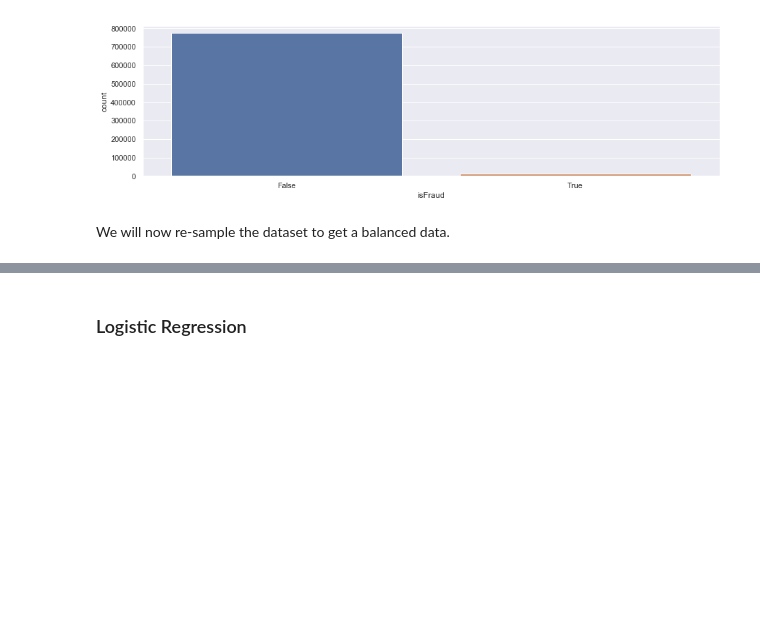
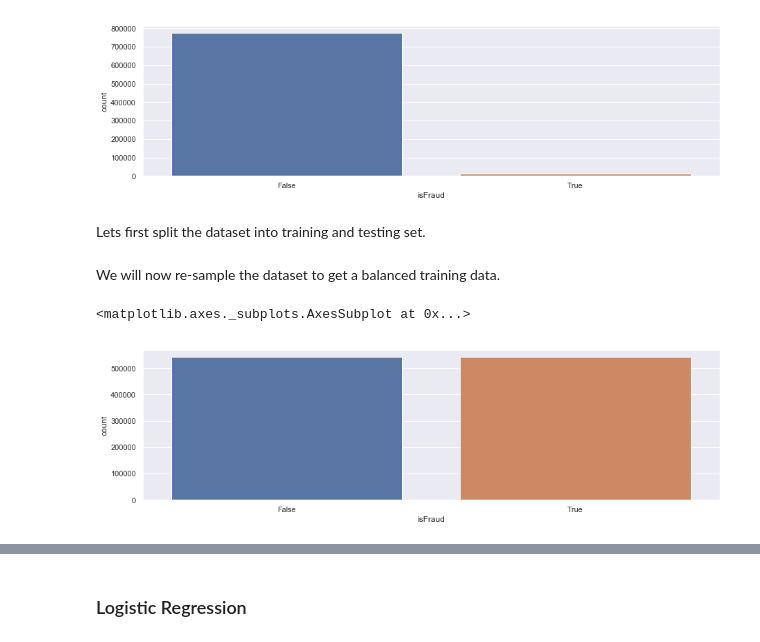
Before and after one commit to sami001/credit-transaction-fraud-detection, a Jupyter notebook: DataScienceChallenge-CardTransactions.ipynb, the cells around one changed output, grey strips where cells are left out. Drawn from its saved outputs; the diff is of its cells as text; code cells hidden in the pictures; blank space fills up the shorter version.

```diff
--- a/DataScienceChallenge-CardTransactions.ipynb
+++ b/DataScienceChallenge-CardTransactions.ipynb
@@ -312,11 +371,11 @@ Index(['acqCountry', 'availableMoney', 'cardPresent', 'currentBalance',
       dtype='object')
 # %%
 df_temp = df
-dum_df = pd.get_dummies(df_temp, columns=['merchantCountryCode', 'merchantCategoryCode', 'transactionType', 'acqCountry', 'posConditionCode', 'posEntryMode'])
+dum_df = pd.get_dummies(df_temp, columns=['merchantCategoryRisk'])
 df_temp = dum_df
 # %%
 y = df_temp[['isFraud']]
-X = df_temp.drop(columns=['isFraud'], axis=1)
+X = df_temp.drop(columns=['acqCountry', 'transactionType', 'merchantCountryCode',  'isFraud', 'posConditionCode', 'posEntryMode' , 'merchantCategoryCode'], axis=1)
 
 X.columns
 # %% [output]
@@ -346,21 +395,26 @@ sns.countplot(x='isFraud', data = df)
 plt.show()
 # %% [output]
 [figure]
+# %% [markdown]
+Lets first split the dataset into training and testing set.
+# %%
+scaled_features = StandardScaler().fit_transform(X.values)
+X = pd.DataFrame(scaled_features, index=X.index, columns=X.columns)
+
+X_train, X_test, y_train, y_test = train_test_split(X, y, test_size=0.3, random_state=101)
 # %% [markdown]
-We will now re-sample the dataset to get a balanced data.
+We will now re-sample the dataset to get a balanced training data.
 # %%
-X_train, X_test, y_train, y_test = train_test_split(StandardScaler().fit_transform(X), np.array(y), test_size=0.2, random_state=101)
-
 # define pipeline
-over = SMOTE(sampling_strategy=0.1)
-under = RandomUnderSampler(sampling_strategy=0.5)
+over = SMOTE(sampling_strategy=1)
+under = RandomUnderSampler(sampling_strategy=1)
 steps = [('o', over), ('u', under)]
 pipeline = Pipeline(steps=steps)
 # transform the dataset
 #X, y = pipeline.fit_resample(X, y)
 X_train, y_train = pipeline.fit_resample(X_train, y_train)
 # %%
-X_train
-
-# #print(X.shape, y.shape)
-# sns.countplot(x='isFraud', data = X_train.join(y_train))
+sns.countplot(x='isFraud', data = X_train.join(y_train))
+# %% [output]
+<matplotlib.axes._subplots.AxesSubplot at 0x...>
+[figure, added]
```
Also changed, not shown: parts of 14 cells of this notebook.
